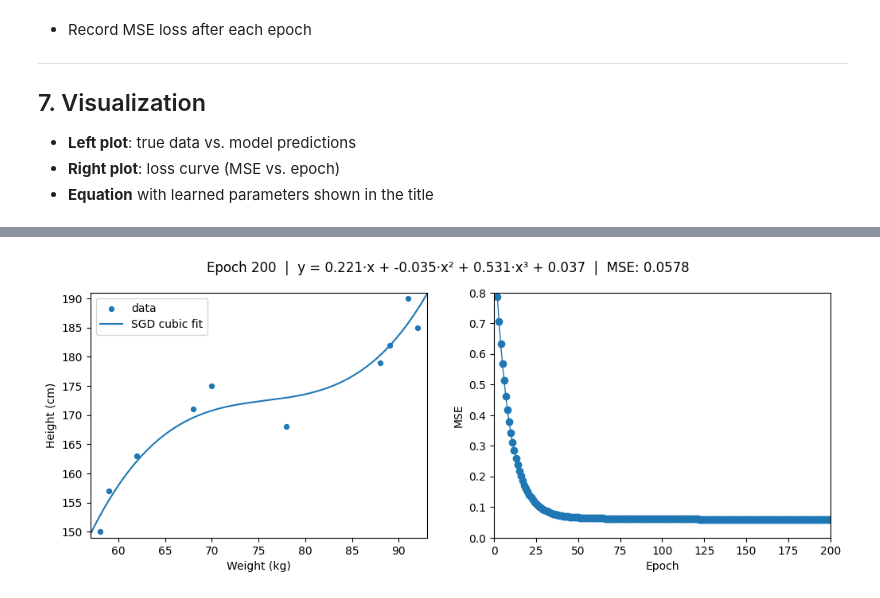
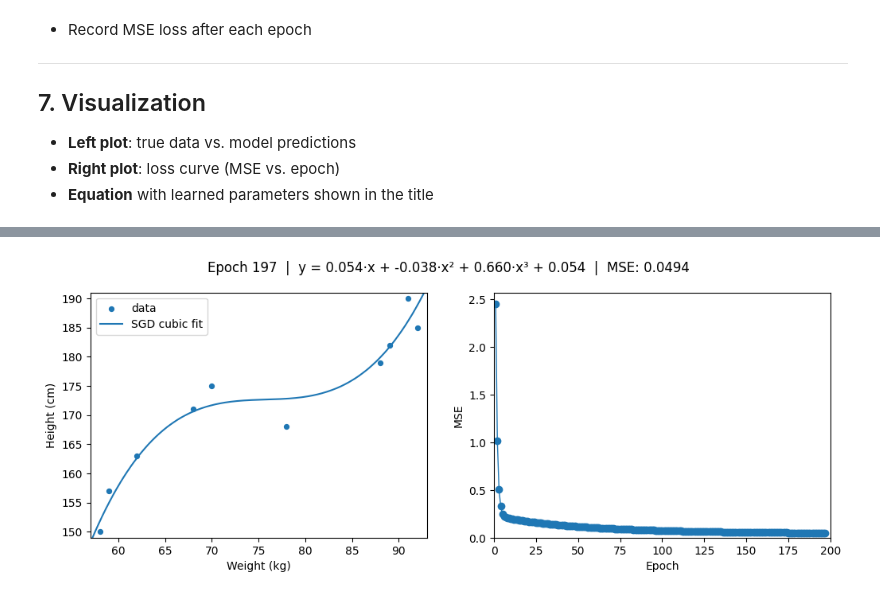
Before and after one commit to Saukkoriipi/math-for-ai, a Jupyter notebook: notebook/height_prediction_demo.ipynb, the cells around one changed output, grey strips where cells are left out. Cells and saved outputs as stored; diff of their text form; code cells hidden in the pictures.

```diff
--- a/notebook/height_prediction_demo.ipynb
+++ b/notebook/height_prediction_demo.ipynb
@@ -352,4 +480,4 @@ for i, row in df.iterrows():
-    y_hat_n = forward_pass(w, x_n)
+    y_hat_n = forward_pass(w, b, x_n)
     y_hat = zy.inverse_transform(y_hat_n)
     # store scalar value
     df.at[i, "predicted_height_cm_linear"] = round(y_hat.item(), 1)
@@ -510,10 +644,8 @@ where $\eta$ = learning rate.
 # %%
-def forward_pass(w, x):
+def forward_pass(w1, w2, w3, b, x):
     """
-    Cubic regression: y = w1*x + w2*x² + w3*x³ + b
-    w = [w1, w2, w3, b]
+    Cubic regression: ŷ = w1*x + w2*x² + w3*x³ + b
     """
-    w1, w2, w3, b = np.ravel(w)
     return w1*x + w2*(x**2) + w3*(x**3) + b
 
 class ZNormalizer:
@@ -538,97 +670,108 @@ class ZNormalizer:
 class TrainingPlotter:
     """
     Utility class for plotting training progress:
-    - Left: raw data + current fit
+    - Left: raw data + current cubic fit
     - Right: MSE over epochs
     """
-    def __init__(self, x_raw, y_raw, zx, zy):
+    def __init__(self, x_raw, y_raw, zx, zy, epochs=100):
         self.x, self.y, self.zx, self.zy = x_raw, y_raw, zx, zy
         self.x_line = np.linspace(x_raw.min()-2, x_raw.max()+2, 300).reshape(-1, 1)
         self.x_line_n = zx.transform(self.x_line)
+        self.epochs = epochs
 
-    def show(self, w, epoch, mse_history):
-        y_line_n = forward_pass(w, self.x_line_n)
-        y_line   = self.zy.inverse_transform(y_line_n)
+    def show(self, w1, w2, w3, b, epoch, mse_history):
+        # Forward pass for plotting
+        y_line_n = forward_pass(w1, w2, w3, b, self.x_line_n)
+        y_line = self.zy.inverse_transform(y_line_n)
+
         fig, (ax1, ax2) = plt.subplots(1, 2, figsize=(12, 4))
 
         # Left: data + fit
         ax1.scatter(self.x, self.y, s=18, label="data")
         ax1.plot(self.x_line, y_line, label="SGD cubic fit")
-        ax1.set_xlabel("Weight (kg)"); ax1.set_ylabel("Height (cm)"); ax1.legend()
+        ax1.set_xlabel("Weight (kg)")
+        ax1.set_ylabel("Height (cm)")
+        ax1.legend()
         ax1.set_xlim(min(self.x)-1, max(self.x)+1)
         ax1.set_ylim(min(self.y)-1, max(self.y)+1)
 
-        # Right: loss curve
+        # Right: MSE curve
         ax2.plot(range(1, len(mse_history)+1), mse_history, marker='o', linewidth=1)
-        ax2.set_xlabel("Epoch"); ax2.set_ylabel("MSE")
-        ax2.set_xlim(0, 200)
-        ax2.set_ylim(0, 0.8)
+        ax2.set_xlabel("Epoch")
+        ax2.set_ylabel("MSE")
+        ax2.set_xlim(0, max(epoch, self.epochs))
+        ax2.set_ylim(0, None)
 
-        w1, w2, w3, b = np.ravel(w)
         eqn = f"y = {w1:.3f}·x + {w2:.3f}·x² + {w3:.3f}·x³ + {b:.3f}"
         fig.suptitle(f"Epoch {epoch}  |  {eqn}  |  MSE: {mse_history[-1]:.4f}", fontsize=12)
 
         display(fig)
         plt.close(fig)
-        time.sleep(0.1)
 
 # ---------------- Data ----------------
 x = df["weight_kg"].values.reshape(-1, 1)
 y = df["height_cm"].values.reshape(-1, 1)
 n = x.shape[0]
 
 # ---------------- Z-normalize ----------------
 zx = ZNormalizer().fit(x)
 zy = ZNormalizer().fit(y)
 x_n = zx.transform(x)
 y_n = zy.transform(y)
 
 # ---------------- Hyperparameters ----------------
 epochs = 200
-lr = 0.001   # typical for z-normalized inputs with MSE
-
-# ---------------- Parameters ----------------
-rng = np.random.default_rng(0)
-w = rng.normal(0, 0.01, size=(4,))   # [w1, w2, w3, b]
+lr = 0.01   # typical for z-normalized inputs with MSE
 
 # ---------------- Plotter ----------------
-plotter = TrainingPlotter(x, y, zx, zy)
+plotter = TrainingPlotter(x, y, zx, zy, epochs)
+
+# ---------------- Initialize model parameters ----------------
+w1 = 1
+w2 = 1
+w3 = -1
+b  = 1
 
 # ---------------- Training (SGD, minibatch=1, MSE) ----------------
 mse_history = []
+prev_mse = float('inf')  # start with very large MSE
 
-for epoch in range(1, epochs+1):
+epoch = 0
+while True:
+    epoch += 1
     clear_output(wait=True)
-    idx = rng.permutation(n)
+
+    # Shuffle training samples
+    idx = np.arange(n)
+    np.random.shuffle(idx)
 
     for i in idx:
         xi = float(x_n[i])  # scalar (z-space)
-        yi = float(y_n[i])
+        yi = float(y_n[i])  # target
 
         # ----- Forward pass -----
-        yhat = forward_pass(w, xi)     # prediction in z-space
-        e = yhat - yi                  # residual (prediction - target)
+        yhat = forward_pass(w1, w2, w3, b, xi)
 
         # ----- Gradients via chain rule for MSE -----
-        # ŷ = w1*x + w2*x^2 + w3*x^3 + b
-        # ℓ = (ŷ - y)^2 = e^2
-        # Therefore:
-        # dℓ/dw1 = 2e * x
-        # dℓ/dw2 = 2e * x^2
-        # dℓ/dw3 = 2e * x^3
-        # dℓ/db  = 2e
-        w[0] -= lr * (2.0 * e * xi)
-        w[1] -= lr * (2.0 * e * (xi**2))
-        w[2] -= lr * (2.0 * e * (xi**3))
-        w[3] -= lr * (2.0 * e)
+        y_diff = yhat - yi
+        w1 -= lr * 2.0 * y_diff * xi
+        w2 -= lr * 2.0 * y_diff * (xi**2)
+        w3 -= lr * 2.0 * y_diff * (xi**3)
+        b  -= lr * 2.0 * y_diff
 
-    # ----- Epoch metric (MSE over full dataset in z-space) -----
-    y_hat_epoch = forward_pass(w, x_n)
+    # ----- Epoch metric (MSE over full dataset) -----
+    y_hat_epoch = forward_pass(w1, w2, w3, b, x_n)
     mse = float(np.mean((y_hat_epoch - y_n) ** 2))
     mse_history.append(mse)
 
-    # ----- Visualize & slow down so progress is viewable -----
-    plotter.show(w, epoch, mse_history)
-    time.sleep(0.1)
+    # ----- Visualize -----
+    plotter.show(w1, w2, w3, b, epoch, mse_history)
+
+    # Stop if MSE did not decrease
+    if mse >= prev_mse:
+        print(f"Training stopped at epoch {epoch} | MSE did not improve ({mse:.6f})")
+        break
+    prev_mse = mse
+    #time.sleep(0.1)
 # %% [output]
-[figure, old version]
+[figure, new version]
```
Also changed, not shown: parts of 8 cells of this notebook, 3 other files.
